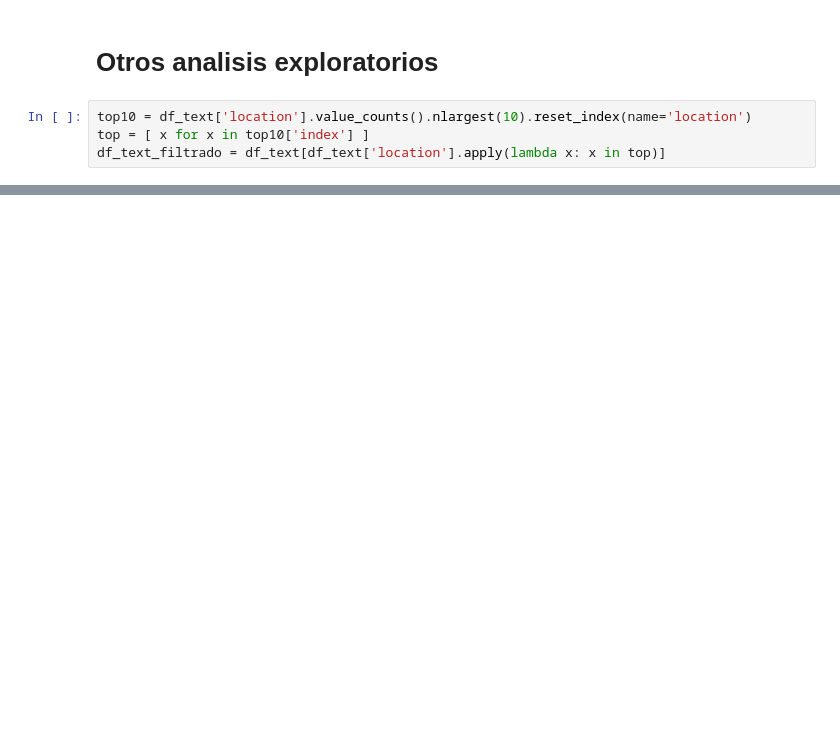
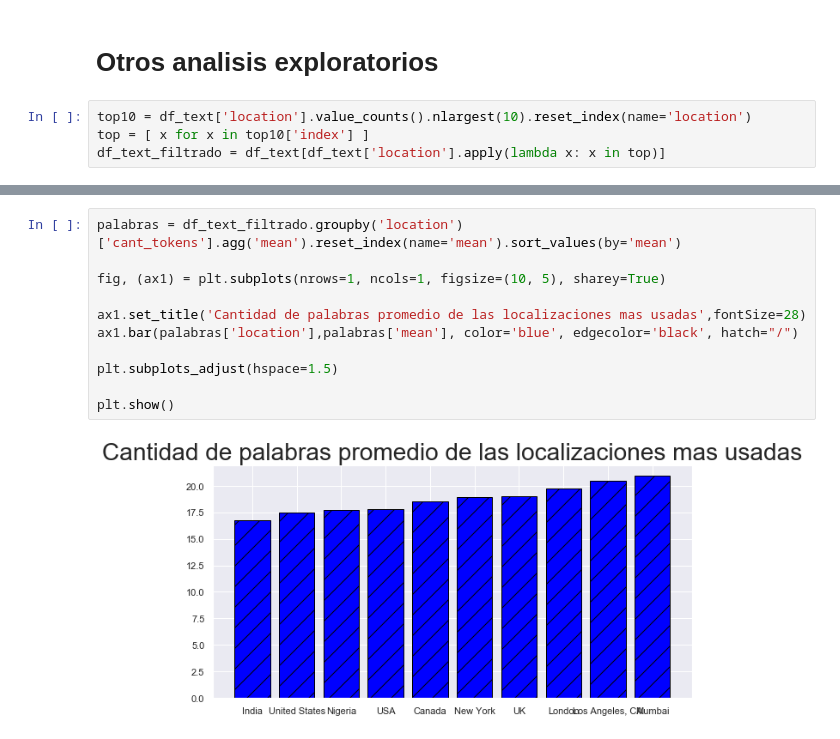
Before and after one commit to SergioCalvani/75.06-Datos-TP1-2020, a Jupyter notebook: TP1 - Analisis Exploratorio - Giova.ipynb, the cells around one changed output, grey strips where cells are left out. Saved outputs shown, nothing was run; the diff lists cells and outputs as text; blank space fills up the shorter version.

```diff
--- a/TP1 - Analisis Exploratorio - Giova.ipynb
+++ b/TP1 - Analisis Exploratorio - Giova.ipynb
@@ -526,0 +579,13 @@ df_text_filtrado.head(2)
+# %%
+palabras = df_text_filtrado.groupby('location')['cant_tokens'].agg('mean').reset_index(name='mean').sort_values(by='mean')
+
+fig, (ax1) = plt.subplots(nrows=1, ncols=1, figsize=(10, 5), sharey=True)
+
+ax1.set_title('Cantidad de palabras promedio de las localizaciones mas usadas',fontSize=28)
+ax1.bar(palabras['location'],palabras['mean'], color='blue', edgecolor='black', hatch="/")
+
+plt.subplots_adjust(hspace=1.5)
+
+plt.show()
+# %% [output]
+[figure, added]
```
Also changed, not shown: parts of 12 cells of this notebook.
